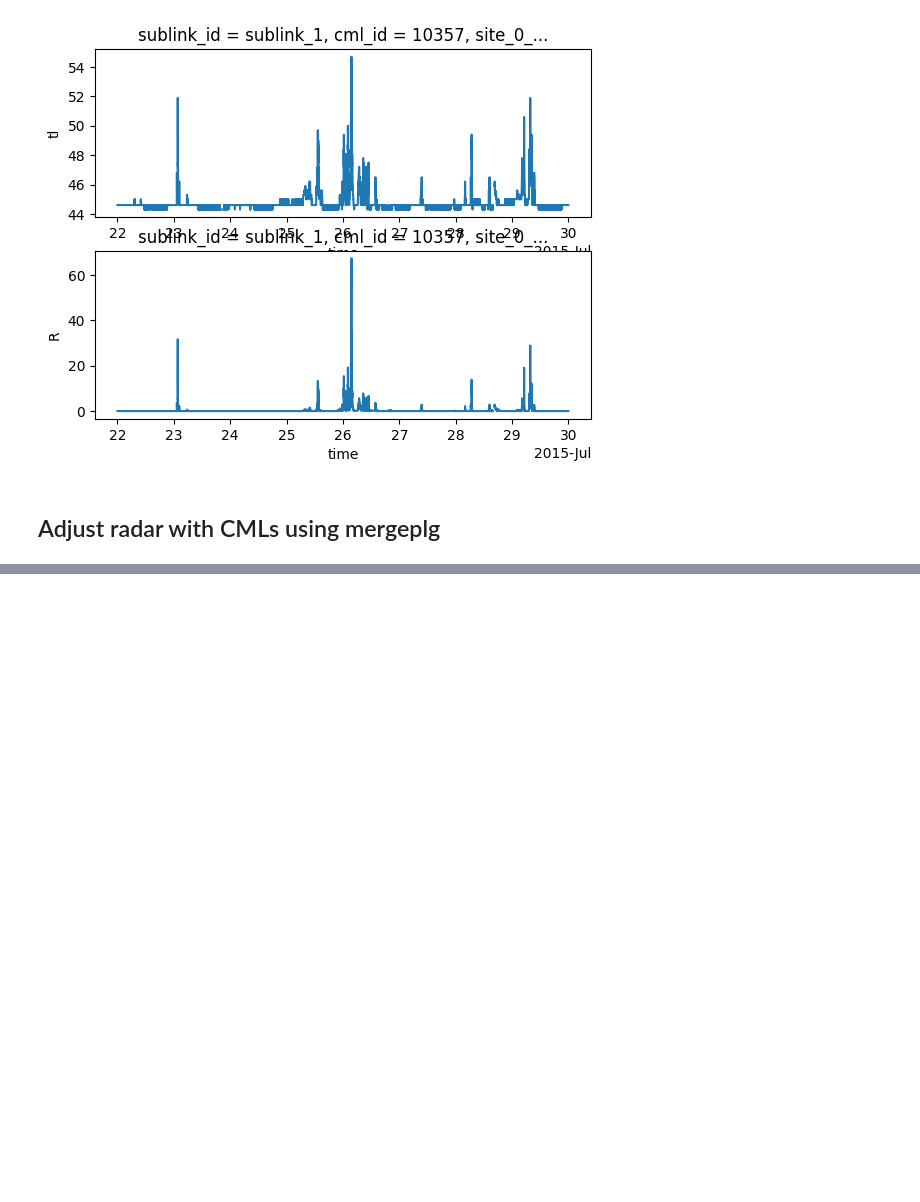
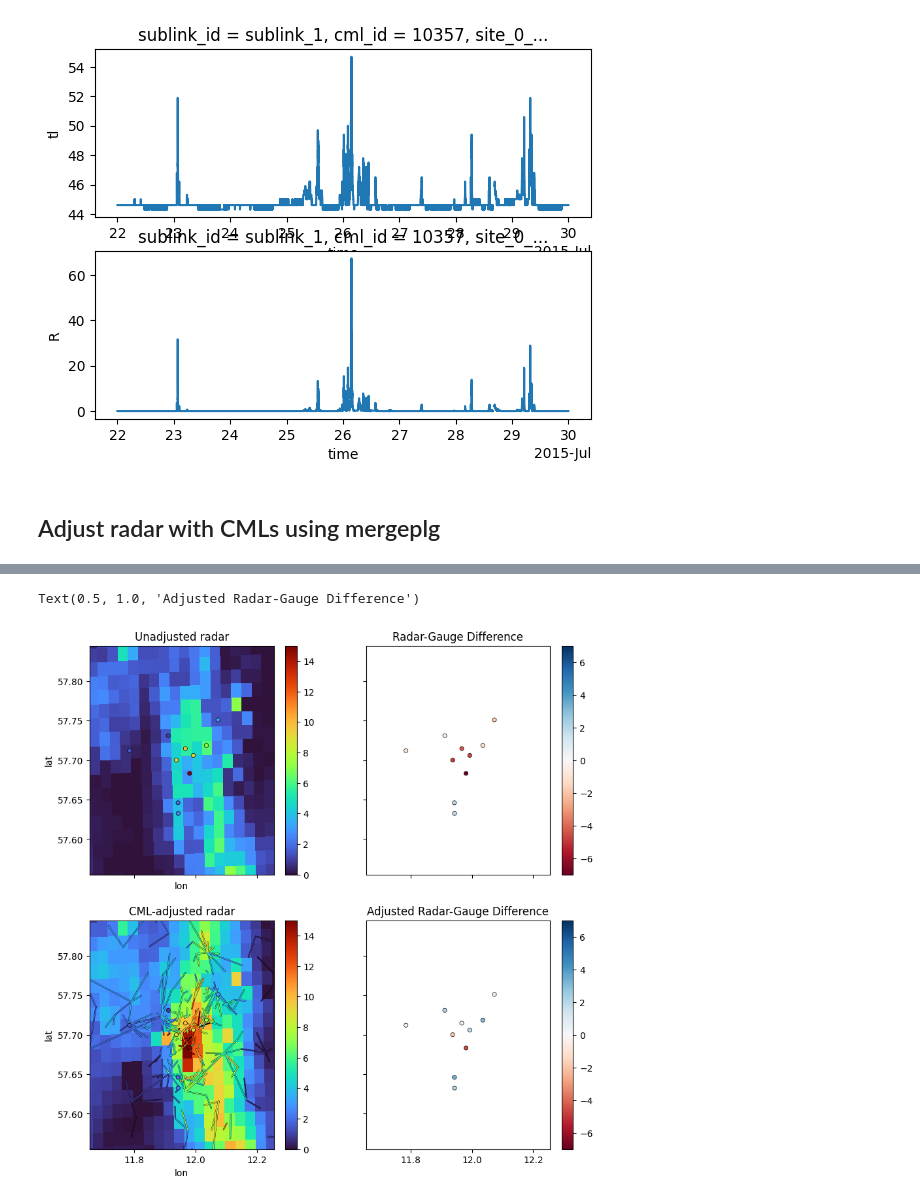
Before and after one commit to OpenSenseAction/OpenSenseAction.github.io, a Jupyter notebook: software-ecosystem/combined.ipynb, the cells around one changed output, grey strips where cells are left out. Drawn from its saved outputs; the diff is of its cells as text; code cells hidden in the pictures; blank space fills up the shorter version.

```diff
--- a/software-ecosystem/combined.ipynb
+++ b/software-ecosystem/combined.ipynb
@@ -446,0 +465,52 @@ Text(0, 0.5, '')
+# %%
+fig, axs = plt.subplots(2, 2, figsize=(10, 10), sharex=True, sharey=True)
+
+plg.plot_map.plot_plg(
+    da_grid=R_radar.sel(time=t),
+    da_gauges=R_gauges.sel(time=t),
+    vmin=vmin,
+    vmax=vmax,
+    ax=axs[0, 0],
+    kwargs_cmls_plot={"line_width": 1},
+)
+plg.plot_map.plot_plg(
+
+    da_grid=R_grid_idw,
+    da_cmls=R_cmls.sel(time=t),
+    da_gauges=R_gauges.sel(time=t),
+    kwargs_cmls_plot={"line_width": 1},
+    vmin=vmin,
+    vmax=vmax,
+    ax=axs[1, 0],
+)
+
+plg.plot_map.plot_plg(
+    #da_grid=R_radar.sel(time=t),
+    da_gauges=R_rad_at_gauge - R_gauges.sel(time=t),
+    vmin=vmin,
+    vmax=vmax,
+    cmap='Grays',
+    ax=axs[0, 1],
+    kwargs_gauges_plot={'cmap': 'RdBu', 'vmin': vmin_diff, 'vmax': vmax_diff},
+)
+
+plg.plot_map.plot_plg(
+    #da_grid=R_grid_idw,
+    da_gauges=R_adjusted_rad_at_gauge - R_gauges.sel(time=t),
+    vmin=vmin,
+    vmax=vmax,
+    cmap='Grays',
+    ax=axs[1, 1],
+    kwargs_gauges_plot={'cmap': 'RdBu', 'vmin': vmin_diff, 'vmax': vmax_diff},
+);
+
+axs[0, 0].set_xlim(11.655, 12.255)
+axs[0, 0].set_ylim(57.555, 57.845)
+
+axs[0, 0].set_title('Unadjusted radar')
+axs[1, 0].set_title('CML-adjusted radar')
+axs[0, 1].set_title('Radar-Gauge Difference')
+axs[1, 1].set_title('Adjusted Radar-Gauge Difference')
+# %% [output]
+Text(0.5, 1.0, 'Adjusted Radar-Gauge Difference')
+[figure, added]
```
Also changed, not shown: parts of 2 cells of this notebook.
